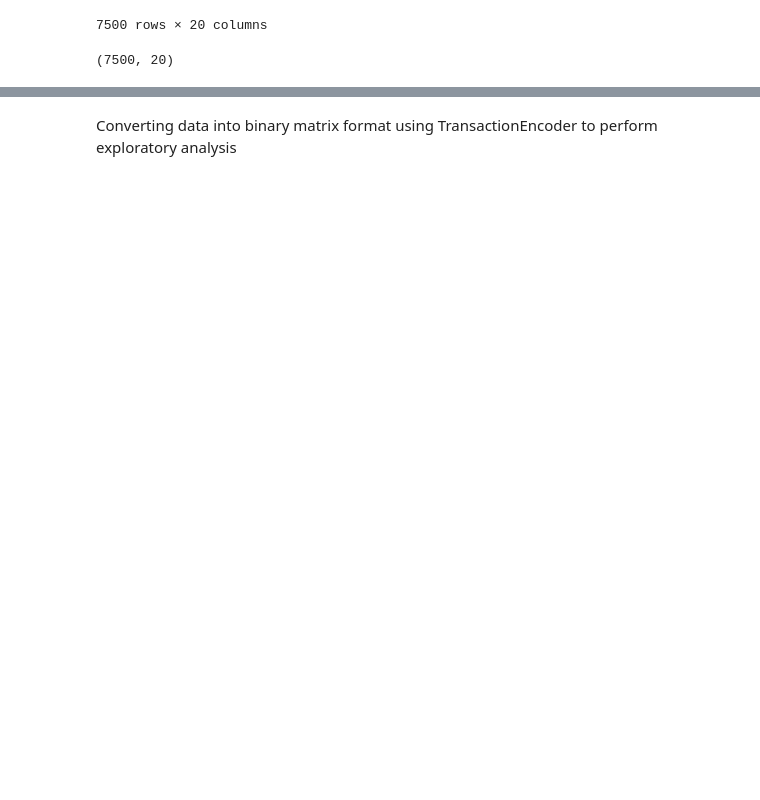
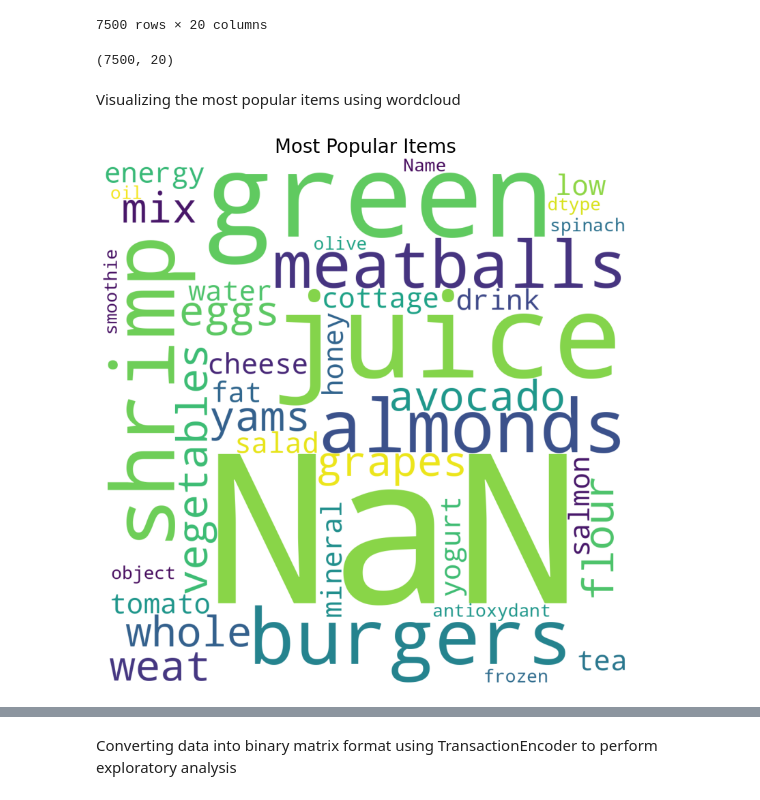
Before and after one commit to badrinarayanan02/machine_learning, a Jupyter notebook: 2348507_lab3.ipynb, the cells around one changed output, grey strips where cells are left out. Cells and saved outputs as stored; diff of their text form; code cells hidden in the pictures; blank space fills up the shorter version.

Commit message:
Market Basket Analysis for lab3

```diff
--- a/2348507_lab3.ipynb
+++ b/2348507_lab3.ipynb
@@ -34,3 +35,17 @@ market_data
 market_data.shape
 # %% [output]
 (7500, 20)
+# %% [markdown]
+Visualizing the most popular items using wordcloud
+# %%
+from wordcloud import WordCloud
+import matplotlib.pyplot as plt
+
+plt.rcParams['figure.figsize'] = (10,10)
+wordcloud = WordCloud(background_color = 'white', width = 1200,  height = 1200, max_words = 121).generate(str(market_data.loc[0]))
+plt.imshow(wordcloud)
+plt.axis('off')
+plt.title('Most Popular Items',fontsize = 20)
+plt.show()
+# %% [output]
+[figure, added]
```
Also changed, not shown: parts of 17 cells of this notebook.
